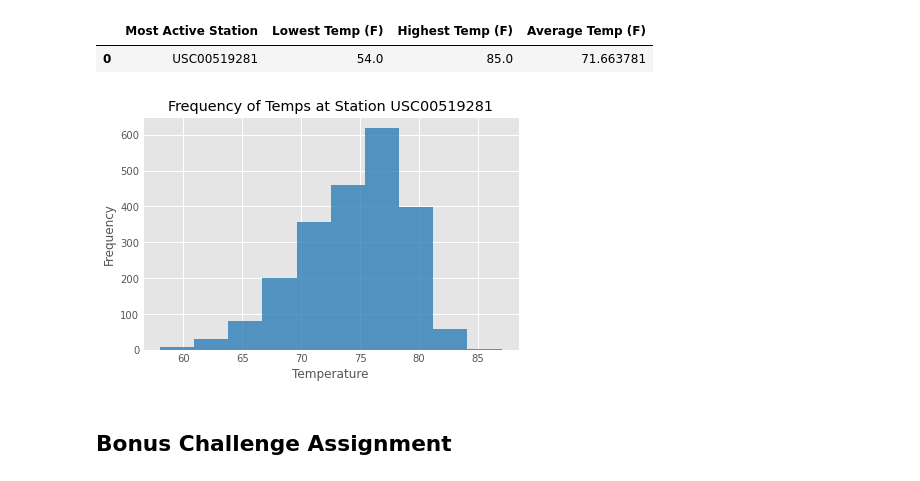
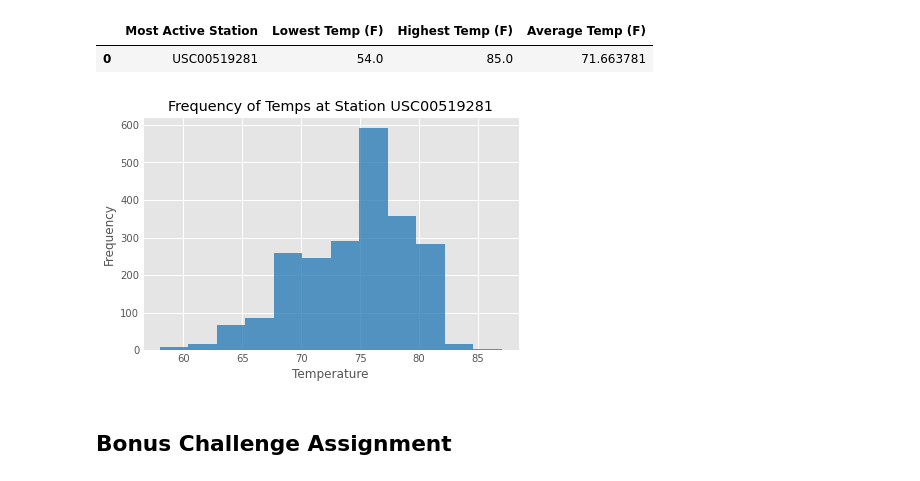
Before and after one commit to gabeo13/SQLAlchemy-ORM-Flask-API, a Jupyter notebook: climate.ipynb, the cells around one changed output. Cells and saved outputs as stored; diff of their text form; code cells hidden in the pictures.

```diff
--- a/climate.ipynb
+++ b/climate.ipynb
@@ -164,35 +165,35 @@ tobs_df=pd.DataFrame(d)
 dfi.export(tobs_df,'img/station_count.png')
 
 # Calculate the date 1 year ago from the last data point in the database
 last_date=session.query(measurement.date,measurement.station)\
 .filter(measurement.station=='USC00519281').all()
 
 for i in last_date:
     date_time_obj = dt.date.fromisoformat(i.date)
 
 year_ago =  dt.date(date_time_obj.year,date_time_obj.month,date_time_obj.day) - dt.timedelta(days=365)
 
 # Perform a query to retrieve the temperature data
 tobs=session.query(measurement.date,measurement.station,measurement.tobs)\
 .filter(measurement.date > str(year_ago))\
 .filter(measurement.station=='USC00519281').all()
 
 d={'Date':[],'Temperature':[]}
 for i in prcp:
     d['Date'].append(i.date)
     d['Temperature'].append(i.tobs)
 
 temp_df=pd.DataFrame(d)
 
 # Use Pandas Plotting with Matplotlib to plot the data
 plt.style.use('ggplot')
-temp_df.hist(column='Temperature', color='tab:blue',alpha=0.75)
+temp_df.hist(column='Temperature',bins=12, color='tab:blue',alpha=0.75)
 plt.xlabel('Temperature')
 plt.ylabel('Frequency')
 plt.title("Frequency of Temps at Station USC00519281")
 plt.savefig('img/temps.png',bbox_inches='tight')
 # %% [output]
-[figure, old version]
+[figure, new version]
 # %% [markdown]
 ## Bonus Challenge Assignment
 # %%
```
Also changed, not shown: parts of 6 cells of this notebook, 2 other files.
